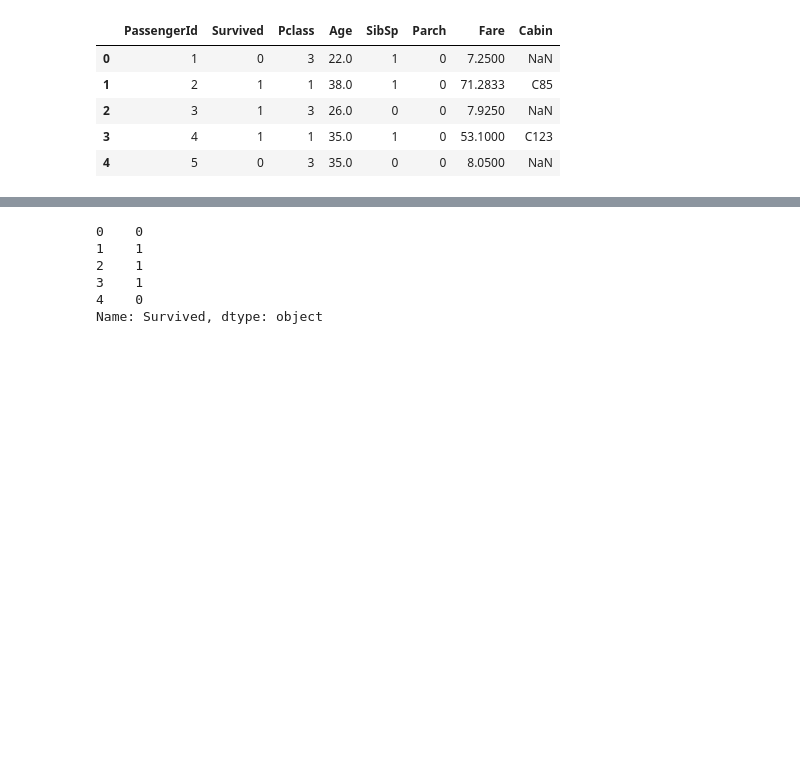
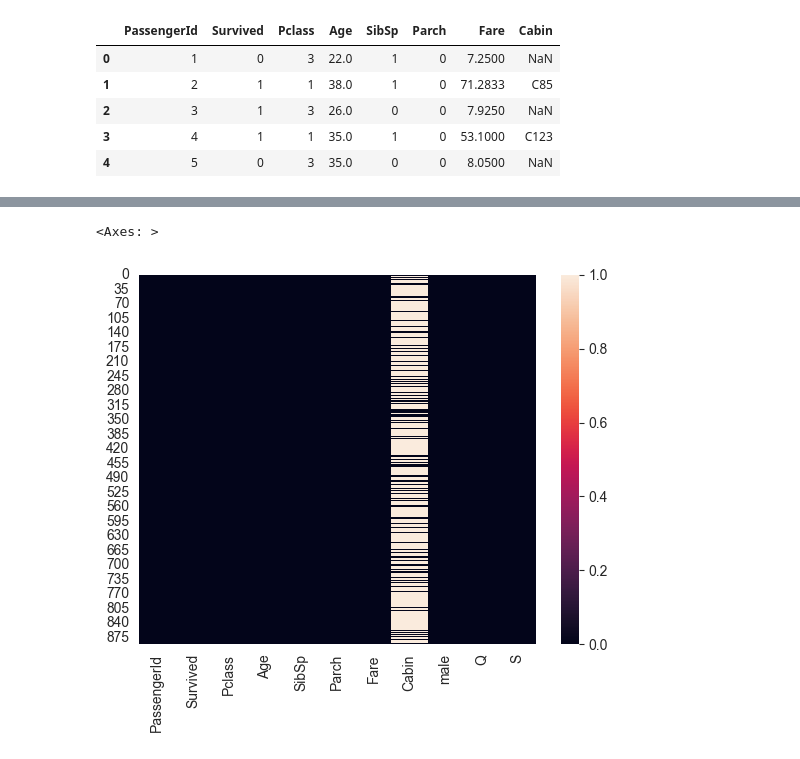
Before and after one commit to laeeq-ahmd/PRODIGY_DS_02, a Jupyter notebook: EDA.ipynb, the cells around one changed output, grey strips where cells are left out. Cells and saved outputs as stored; diff of their text form; code cells hidden in the pictures; blank space fills up the shorter version.

```diff
--- a/EDA.ipynb
+++ b/EDA.ipynb
@@ -197,11 +198,8 @@ df.drop('Survived',axis=1).head()
 # %%
 df['Survived'].head()
+sns.heatmap(df.isnull())
 # %% [output]
-0    0
-1    1
-2    1
-3    1
-4    0
-Name: Survived, dtype: object
+<Axes: >
+[figure, added]
 # %%
 from sklearn.model_selection import train_test_split
```
Also changed, not shown: parts of 17 cells of this notebook.
